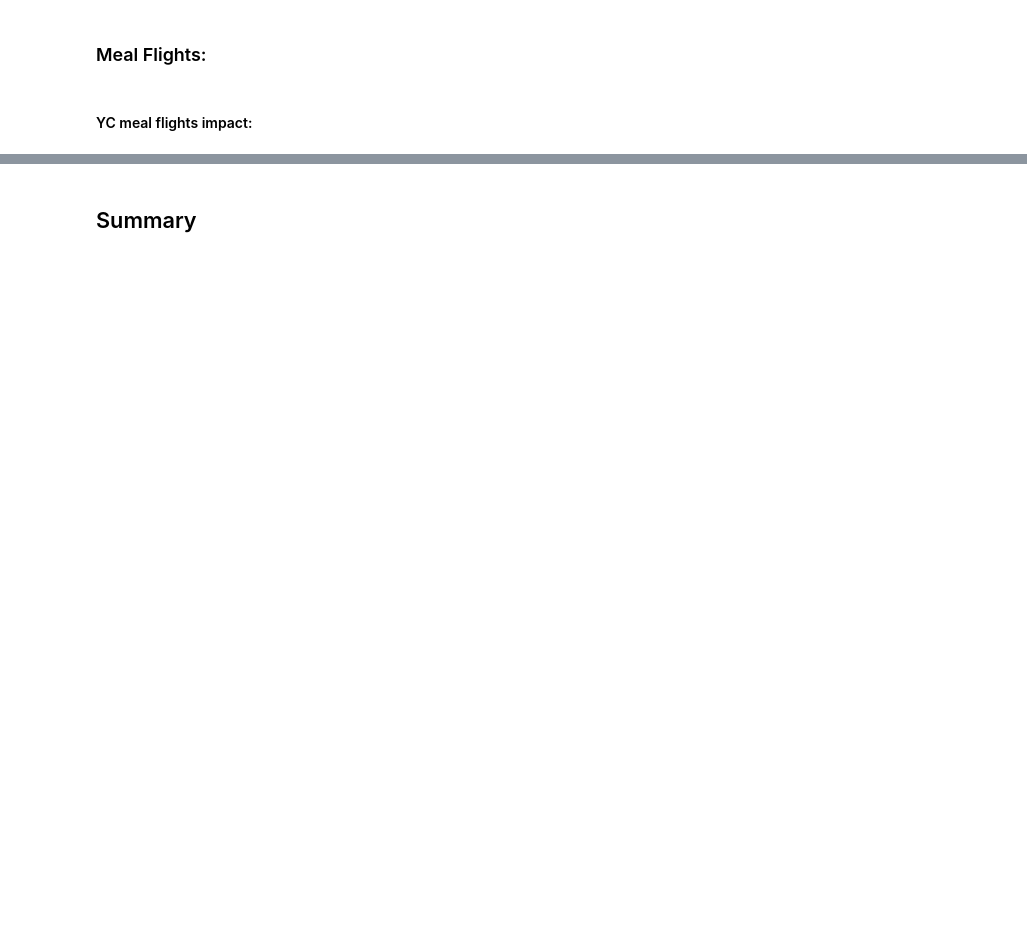
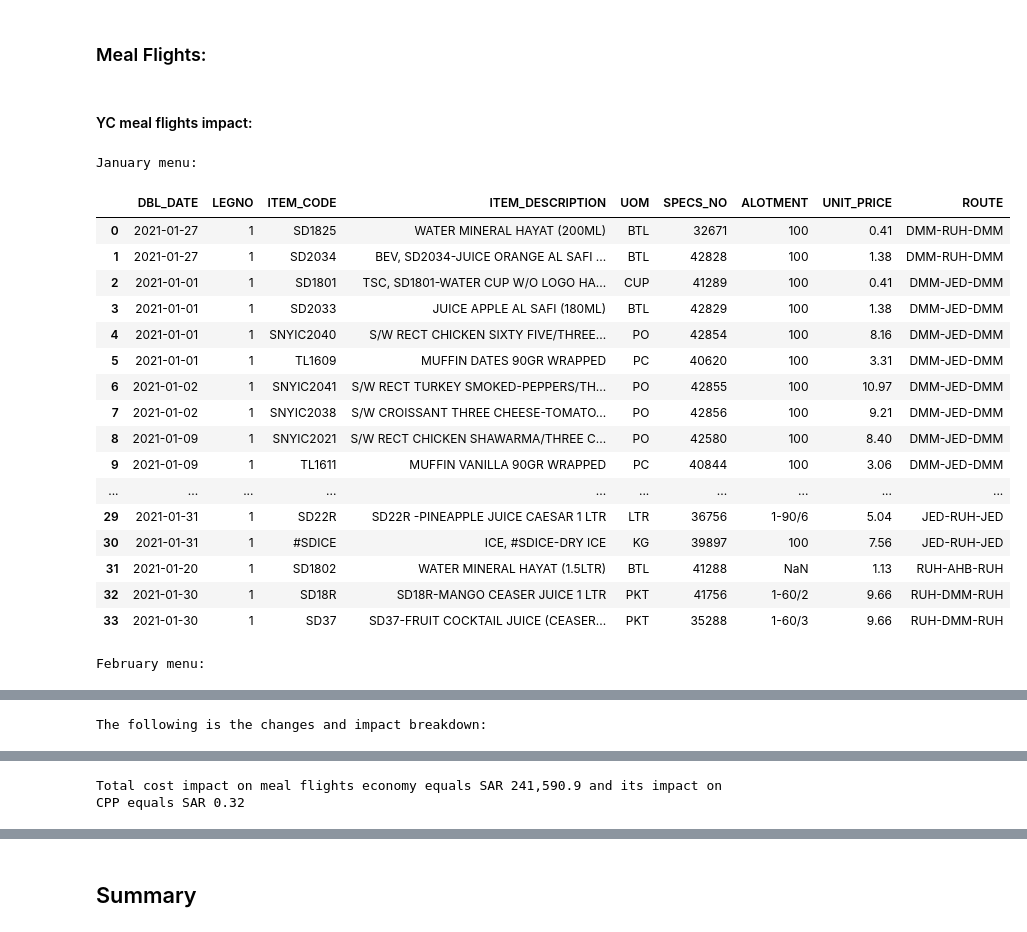
Before and after one commit to KhaledAlmanea/foodMonthlyCostImpact, a Jupyter notebook: CDN Monthly Data Report.ipynb, the cells around one changed output, grey strips where cells are left out. Cells and saved outputs as stored; diff of their text form; code cells hidden in the pictures; blank space fills up the shorter version.

Commit message:
updated cost impact analysis and defined function

```diff
--- a/CDN Monthly Data Report.ipynb
+++ b/CDN Monthly Data Report.ipynb
@@ -663,6 +676,12 @@ beverage_exception = ['JED-ELQ-JED', 'JED-HAS-JED', 'JED-EAM-JED', 'JED-WAE-JED'
 # Add route column for comparsion purposes
 df_three['ROUTE'] = df_three['FROM_CITY'] + '-' + df_three['TO_CITY'] + '-' + df_three['FROM_CITY']
 df_p_three['ROUTE'] = df_p_three['FROM_CITY'] + '-' + df_p_three['TO_CITY'] + '-' + df_p_three['FROM_CITY']
-#Month variable
-current_month = df_three.DBL_DATE.dt.month_name().iloc[0]
-previous_month = df_p_three.DBL_DATE.dt.month_name().iloc[0]
+#unify the PO 51 and 49 to be 50
+df_three.loc[((df_three.ALOTMENT =='51') | (df_three.ALOTMENT =='49')), 'ALOTMENT'] = '50'
+df_p_three.loc[((df_p_three.ALOTMENT =='51') | (df_p_three.ALOTMENT =='49')), 'ALOTMENT'] = '50'
+#change the PO 39 and 40
+df_three.loc[(df_three.ALOTMENT =='39'), 'ALOTMENT'] = '40'
+df_p_three.loc[(df_p_three.ALOTMENT =='39'), 'ALOTMENT'] = '40'
+#change the PO 61 and 60
+df_three.loc[(df_three.ALOTMENT =='61'), 'ALOTMENT'] = '60'
+df_p_three.loc[(df_p_three.ALOTMENT =='61'), 'ALOTMENT'] = '60'
@@ -1043,4 +1287,27 @@ Total cost impact on meal flights business equals SAR 633 and its impact on CPP
 # %% [markdown]
 ### Meal Flights:
 # %% [markdown]
+<a id='yc_meal'></a>
 #### YC meal flights impact:
+# %%
+cost_impact_calc('YC', 'meal')
+# %% [output]
+January menu:
+|  | DBL_DATE | LEGNO | ITEM_CODE | ITEM_DESCRIPTION | UOM | SPECS_NO | ALOTMENT | UNIT_PRICE | ROUTE |
+| 0 | 2021-01-27 | 1 | SD1825 | WATER MINERAL HAYAT (200ML) | BTL | 32671 | 100 | 0.41 | DMM-RUH-DMM |
+| 1 | 2021-01-27 | 1 | SD2034 | BEV, SD2034-JUICE ORANGE AL SAFI ... | BTL | 42828 | 100 | 1.38 | DMM-RUH-DMM |
+| 2 | 2021-01-01 | 1 | SD1801 | TSC, SD1801-WATER CUP W/O LOGO HA... | CUP | 41289 | 100 | 0.41 | DMM-JED-DMM |
+| 3 | 2021-01-01 | 1 | SD2033 | JUICE APPLE AL SAFI (180ML) | BTL | 42829 | 100 | 1.38 | DMM-JED-DMM |
+| 4 | 2021-01-01 | 1 | SNYIC2040 | S/W RECT CHICKEN SIXTY FIVE/THREE... | PO | 42854 | 100 | 8.16 | DMM-JED-DMM |
+| 5 | 2021-01-01 | 1 | TL1609 | MUFFIN DATES 90GR WRAPPED | PC | 40620 | 100 | 3.31 | DMM-JED-DMM |
+| 6 | 2021-01-02 | 1 | SNYIC2041 | S/W RECT TURKEY SMOKED-PEPPERS/TH... | PO | 42855 | 100 | 10.97 | DMM-JED-DMM |
+| 7 | 2021-01-02 | 1 | SNYIC2038 | S/W CROISSANT THREE CHEESE-TOMATO... | PO | 42856 | 100 | 9.21 | DMM-JED-DMM |
+| 8 | 2021-01-09 | 1 | SNYIC2021 | S/W RECT CHICKEN SHAWARMA/THREE C... | PO | 42580 | 100 | 8.40 | DMM-JED-DMM |
+| 9 | 2021-01-09 | 1 | TL1611 | MUFFIN VANILLA 90GR WRAPPED | PC | 40844 | 100 | 3.06 | DMM-JED-DMM |
+| ... | ... | ... | ... | ... | ... | ... | ... | ... | ... |
+| 29 | 2021-01-31 | 1 | SD22R | SD22R -PINEAPPLE JUICE CAESAR 1 LTR | LTR | 36756 | 1-90/6 | 5.04 | JED-RUH-JED |
+| 30 | 2021-01-31 | 1 | #SDICE | ICE, #SDICE-DRY ICE | KG | 39897 | 100 | 7.56 | JED-RUH-JED |
+| 31 | 2021-01-20 | 1 | SD1802 | WATER MINERAL HAYAT (1.5LTR) | BTL | 41288 | NaN | 1.13 | RUH-AHB-RUH |
+| 32 | 2021-01-30 | 1 | SD18R | SD18R-MANGO CEASER JUICE 1 LTR | PKT | 41756 | 1-60/2 | 9.66 | RUH-DMM-RUH |
+| 33 | 2021-01-30 | 1 | SD37 | SD37-FRUIT COCKTAIL JUICE (CEASER... | PKT | 35288 | 1-60/3 | 9.66 | RUH-DMM-RUH |
+February menu:
@@ -1046,0 +1331 @@ Total cost impact on meal flights business equals SAR 633 and its impact on CPP
+The following is the changes and impact breakdown:
@@ -1047,3 +1349,4 @@ Total cost impact on meal flights business equals SAR 633 and its impact on CPP
+Total cost impact on meal flights economy equals SAR 241,590.9 and its impact on CPP equals SAR 0.32
 # %%
 changes_list_meal_yc = pd.DataFrame()
 
```
Also changed, not shown: parts of 55 cells of this notebook.
